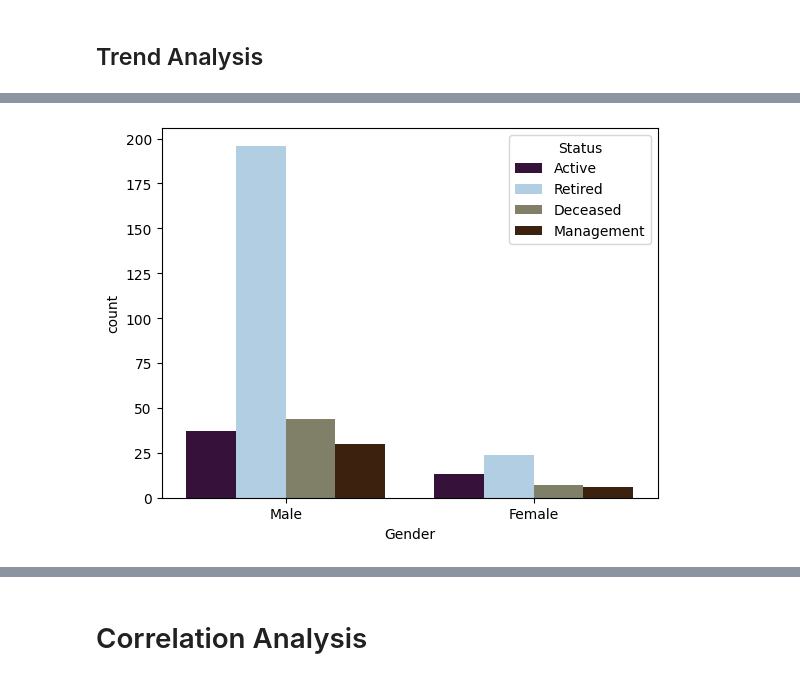
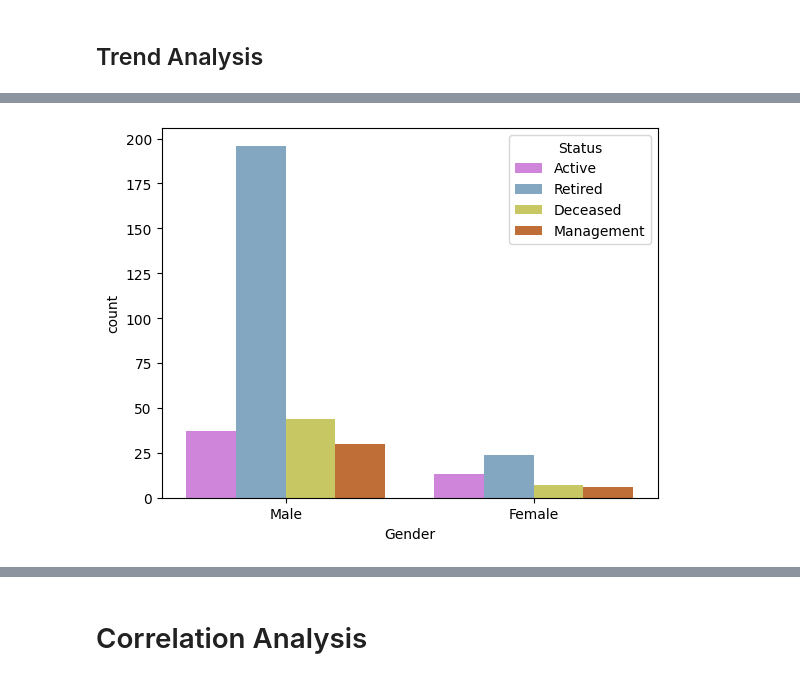
Before and after one commit to mahnraslam/EDA_on_NASA_astronauts_data, a Jupyter notebook: astronauts.ipynb, the cells around one changed output, grey strips where cells are left out. Cells and saved outputs as stored; diff of their text form; code cells hidden in the pictures.

```diff
--- a/astronauts.ipynb
+++ b/astronauts.ipynb
@@ -158,12 +163,12 @@ plt.show()
 # %%
 status_palette = {
-    'Active': "#3b0b41",      # muted blue
-    'Retired': "#aacfea",     # muted orange
-    'Deceased': "#848464",    # professional green
-    'Management': "#441f07"   # muted purple
+    'Active': "#da77e7",      # muted blue
+    'Retired': "#79a9ca",     # muted orange
+    'Deceased': "#D8D853",    # professional green
+    'Management': "#d66921"   # muted purple
 }
 
 sns.countplot(x='Gender', hue='Status', data=df_astronauts,palette= status_palette)
 plt.show()
 # %% [output]
-[figure, old version]
+[figure, new version]
```
Also changed, not shown: parts of 39 cells of this notebook, 3 other files.
